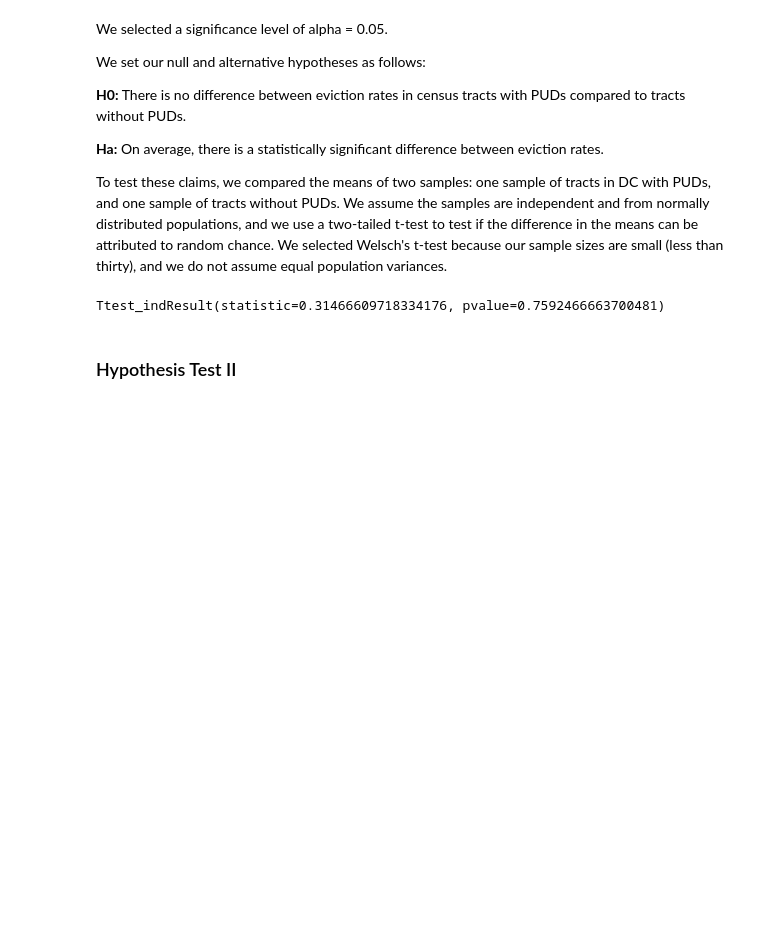
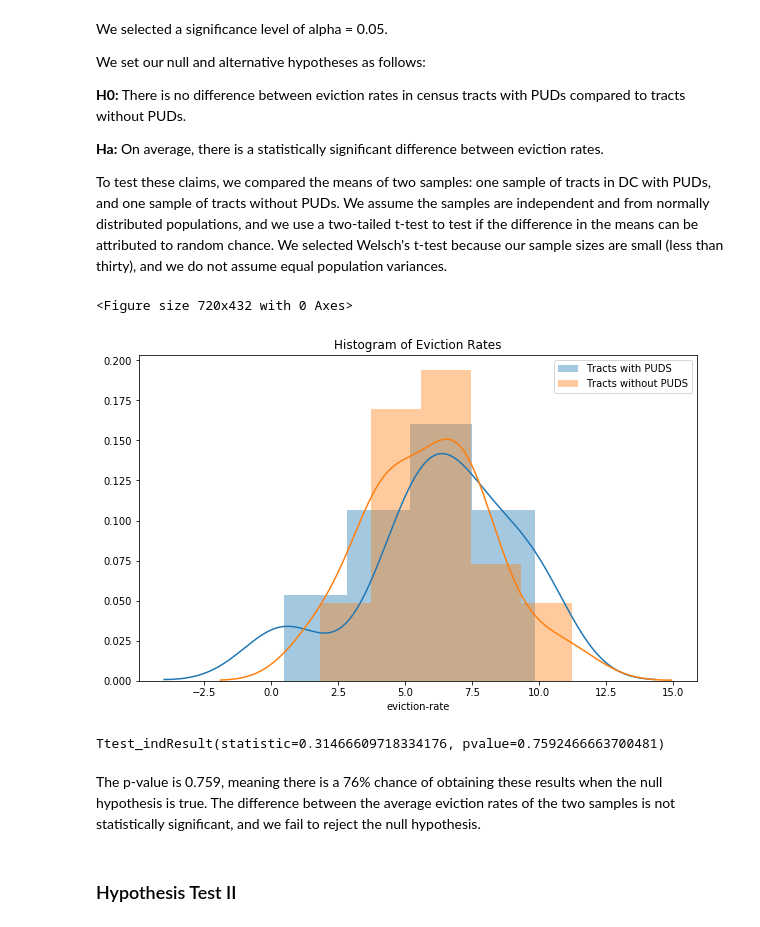
Before and after one commit to acl2171/eviction-tests, a Jupyter notebook: notebooks/technical_notebook.ipynb, the cells around one changed output. Cells and saved outputs as stored; diff of their text form; code cells hidden in the pictures; blank space fills up the shorter version.

Commit message:
Started adding code to hypothesis py file - still needs review for accuracy

```diff
--- a/notebooks/technical_notebook.ipynb
+++ b/notebooks/technical_notebook.ipynb
@@ -66,4 +70,12 @@ with_PUDS = (df[df['PUD'] == 0])
 no_PUDS = df[df['PUD']==1]
+# %%
+figure = plt.figure(figsize = (10, 6))
+create_sample_dists(with_PUDS, no_PUDS, 'eviction-rate')
+plt.legend(['Tracts with PUDS', 'Tracts without PUDS'])
+plt.title('Histogram of Eviction Rates');
+# %% [output]
+<Figure size 720x432 with 0 Axes>
+[figure, added]
 # %%
 h1_result = stats.ttest_ind(with_PUDS['eviction-rate'], no_PUDS['eviction-rate'], equal_var = False)
 # %%
@@ -75,3 +85,5 @@ Ttest_indResult(statistic=0.31466609718334176, pvalue=0.7592466663700481)
+# %% [markdown]
+The p-value is 0.759, meaning there is a 76% chance of obtaining these results when the null hypothesis is true. The difference between the average eviction rates of the two samples is not statistically significant, and we fail to reject the null hypothesis.
 # %% [markdown]
 <a id='test2'></a>
 ### Hypothesis Test II
```
Also changed, not shown: parts of 13 cells of this notebook.
